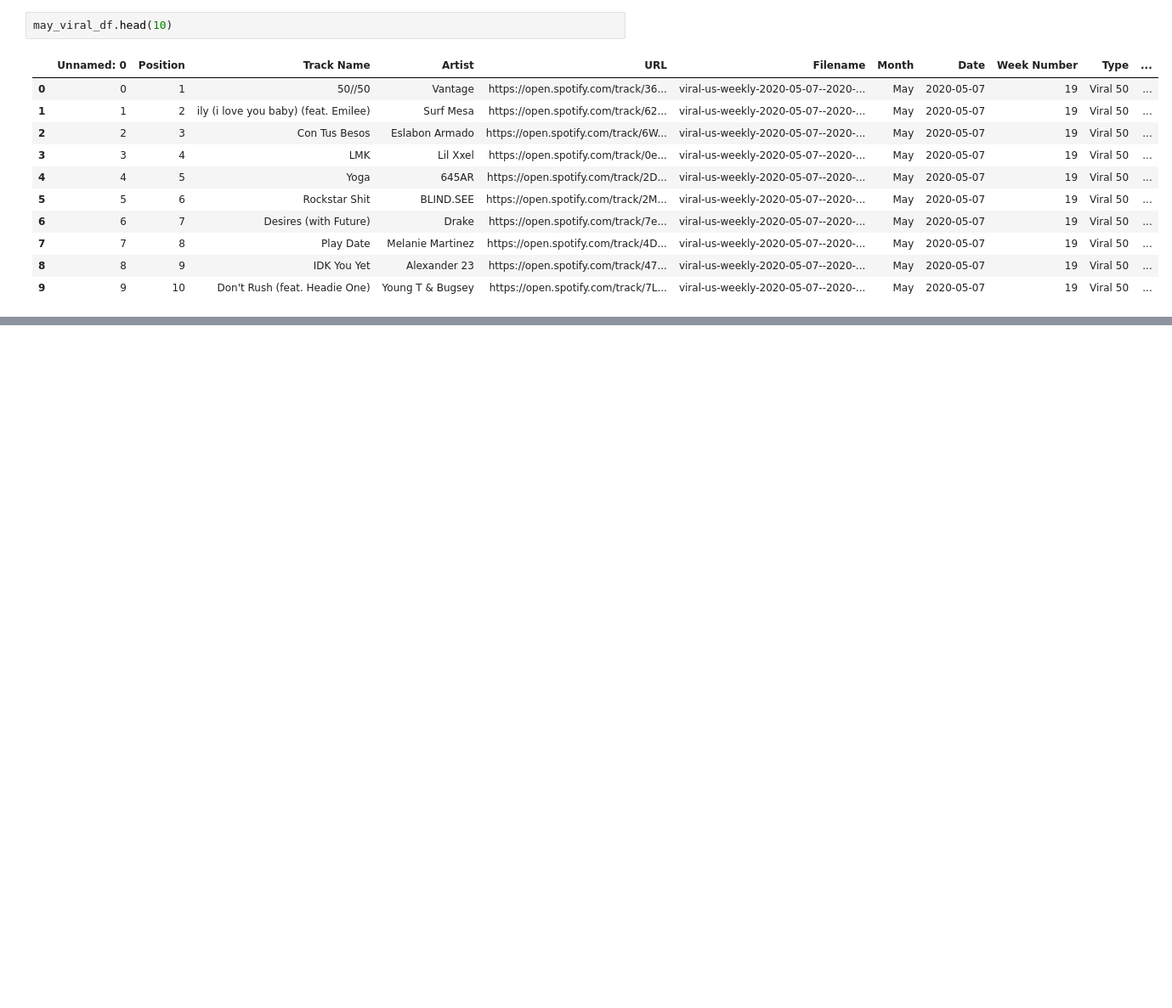
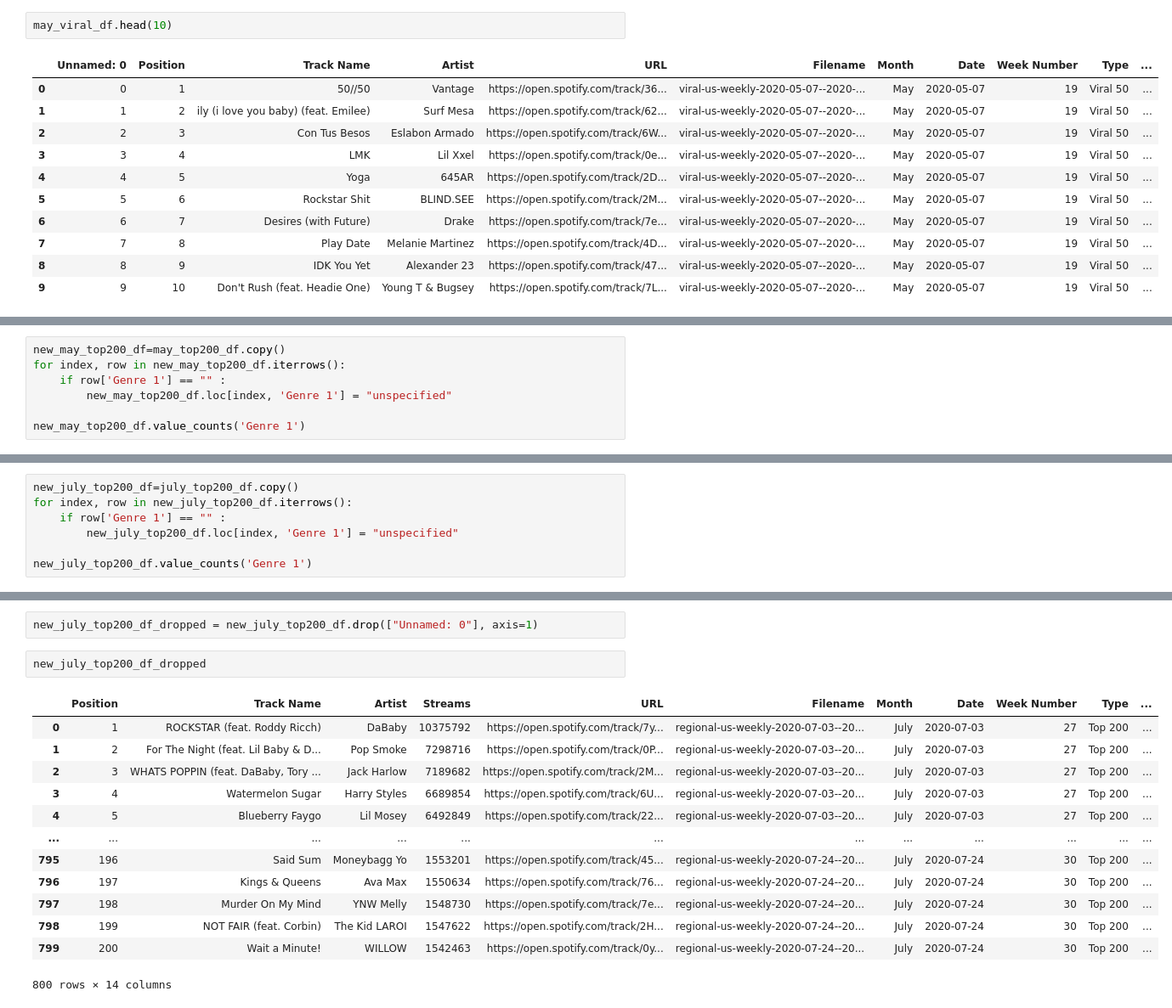
Before and after one commit to Teablee/project-one, a Jupyter notebook: spotify_working.ipynb, the cells around one changed output, grey strips where cells are left out. Shown at 85% size. Cells and saved outputs as stored; diff of their text form; blank space fills up the shorter version.

```diff
--- a/spotify_working.ipynb
+++ b/spotify_working.ipynb
@@ -337,0 +353,7 @@ viral_df.value_counts('Genre 1')
+# %%
+new_may_top200_df=may_top200_df.copy()
+for index, row in new_may_top200_df.iterrows():
+    if row['Genre 1'] == "" :
+        new_may_top200_df.loc[index, 'Genre 1'] = "unspecified"
+
+new_may_top200_df.value_counts('Genre 1')
@@ -337,0 +378,7 @@ viral_df.value_counts('Genre 1')
+# %%
+new_july_top200_df=july_top200_df.copy()
+for index, row in new_july_top200_df.iterrows():
+    if row['Genre 1'] == "" :
+        new_july_top200_df.loc[index, 'Genre 1'] = "unspecified"
+
+new_july_top200_df.value_counts('Genre 1')
@@ -337,0 +417,18 @@ viral_df.value_counts('Genre 1')
+# %%
+new_july_top200_df_dropped = new_july_top200_df.drop(["Unnamed: 0"], axis=1)
+# %%
+new_july_top200_df_dropped
+# %% [output]
+|  | Position | Track Name | Artist | Streams | URL | Filename | Month | Date | Week Number | Type | ... |
+| 0 | 1 | ROCKSTAR (feat. Roddy Ricch) | DaBaby | 10375792 | https://open.spotify.com/track/7y... | regional-us-weekly-2020-07-03--20... | July | 2020-07-03 | 27 | Top 200 | ... |
+| 1 | 2 | For The Night (feat. Lil Baby & D... | Pop Smoke | 7298716 | https://open.spotify.com/track/0P... | regional-us-weekly-2020-07-03--20... | July | 2020-07-03 | 27 | Top 200 | ... |
+| 2 | 3 | WHATS POPPIN (feat. DaBaby, Tory ... | Jack Harlow | 7189682 | https://open.spotify.com/track/2M... | regional-us-weekly-2020-07-03--20... | July | 2020-07-03 | 27 | Top 200 | ... |
+| 3 | 4 | Watermelon Sugar | Harry Styles | 6689854 | https://open.spotify.com/track/6U... | regional-us-weekly-2020-07-03--20... | July | 2020-07-03 | 27 | Top 200 | ... |
+| 4 | 5 | Blueberry Faygo | Lil Mosey | 6492849 | https://open.spotify.com/track/22... | regional-us-weekly-2020-07-03--20... | July | 2020-07-03 | 27 | Top 200 | ... |
+| ... | ... | ... | ... | ... | ... | ... | ... | ... | ... | ... | ... |
+| 795 | 196 | Said Sum | Moneybagg Yo | 1553201 | https://open.spotify.com/track/45... | regional-us-weekly-2020-07-24--20... | July | 2020-07-24 | 30 | Top 200 | ... |
+| 796 | 197 | Kings & Queens | Ava Max | 1550634 | https://open.spotify.com/track/76... | regional-us-weekly-2020-07-24--20... | July | 2020-07-24 | 30 | Top 200 | ... |
+| 797 | 198 | Murder On My Mind | YNW Melly | 1548730 | https://open.spotify.com/track/7e... | regional-us-weekly-2020-07-24--20... | July | 2020-07-24 | 30 | Top 200 | ... |
+| 798 | 199 | NOT FAIR (feat. Corbin) | The Kid LAROI | 1547622 | https://open.spotify.com/track/2H... | regional-us-weekly-2020-07-24--20... | July | 2020-07-24 | 30 | Top 200 | ... |
+| 799 | 200 | Wait a Minute! | WILLOW | 1542463 | https://open.spotify.com/track/0y... | regional-us-weekly-2020-07-24--20... | July | 2020-07-24 | 30 | Top 200 | ... |
+800 rows × 14 columns
```
Also changed, not shown: parts of 32 cells of this notebook, 2 other files.
